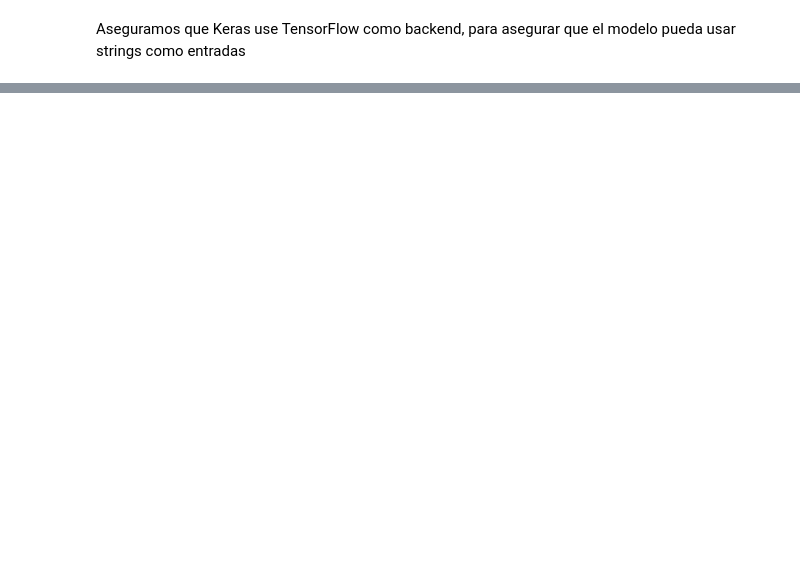
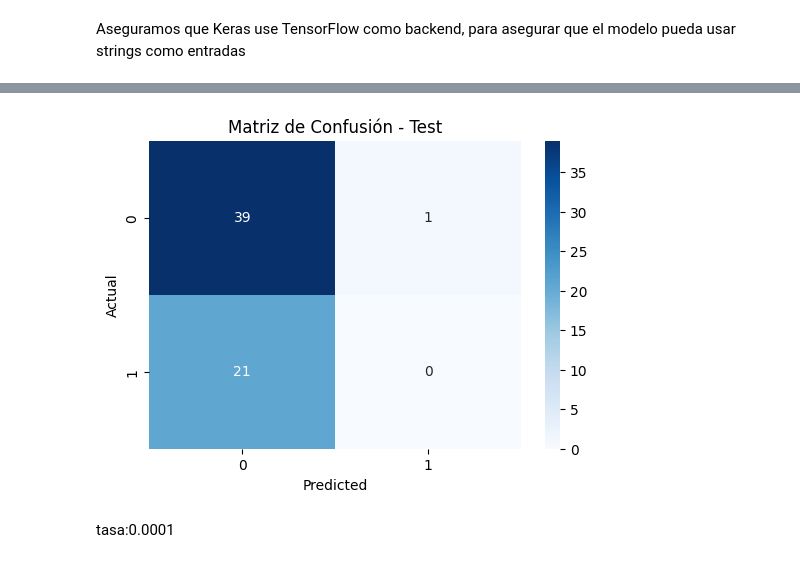
Before and after one commit to Marti820/T6, a Jupyter notebook: Taller 6 Redes Neuronales.ipynb, the cells around one changed output, grey strips where cells are left out. Cells and saved outputs as stored; diff of their text form; code cells hidden in the pictures; blank space fills up the shorter version.

```diff
--- a/Taller 6 Redes Neuronales.ipynb
+++ b/Taller 6 Redes Neuronales.ipynb
@@ -583,0 +1343,20 @@ plt.show()
+# %%
+all_feats_tasa_1 = keras.layers.concatenate(feats_encoded)
+model_layers_tasa_1 = keras.layers.Dense(32, activation='relu')(all_feats_tasa_1)
+model_layers_tasa_1 = keras.layers.Dense(1, activation='sigmoid')(model_layers_tasa_1)
+model_tasa_1 = keras.Model(inputs, model_layers_tasa_1)
+
+model_tasa_1.compile(optimizer=keras.optimizers.Adam(
+    learning_rate=0.0005), loss='binary_crossentropy', metrics=['accuracy'])
+import os
+os.environ["KERAS_BACKEND"] = "tensorflow"
+# %%
+history_model_tasa_1 = model_tasa_1.fit(train_ds, epochs=50, validation_data=val_ds)
+from matplotlib import pyplot as plt
+
+
+plt.plot(history_model_tasa_1.history['loss'], label='loss')
+plt.plot(history_model_tasa_1.history['val_loss'], label='val_loss')
+plt.xlabel('Epoch')
+plt.ylabel('Error')
+plt.legend()
@@ -583,0 +1383,49 @@ plt.show()
+# %%
+print(test_ds)
+y_pred_modelo= model_tasa_1.predict(test_ds)
+print(len(y_pred_modelo))
+y_pred_modelo
+
+from sklearn.metrics import accuracy_score, precision_score, recall_score, f1_score, fbeta_score, roc_auc_score, confusion_matrix, classification_report
+import seaborn as sns
+import numpy as np
+
+y_true = np.concatenate([y.numpy() for _, y in test_ds], axis=0)
+print(y_true)
+print(len(y_true))
+
+def to_binary_predictions(array, threshold=0.5):
+    return (array >= threshold).astype(int)
+
+
+y_pred_modelo = to_binary_predictions(y_pred_modelo)
+
+print(y_pred_modelo)
+
+
+
+# Evaluación
+accuracy = accuracy_score(y_true, y_pred_modelo)
+precision = precision_score(y_true, y_pred_modelo)
+recall = recall_score(y_true, y_pred_modelo)
+f1 = f1_score(y_true, y_pred_modelo)
+f2 = fbeta_score(y_true, y_pred_modelo, beta=2)
+roc_auc = roc_auc_score(y_true, y_pred_modelo)
+
+print("--- MÉTRICAS DEL MODELO (Entrenamiento) ---")
+print(f"Accuracy: {accuracy:.4f}")
+print(f"Precision: {precision:.4f}")
+print(f"Recall: {recall:.4f}")
+print(f"F1 Score: {f1:.4f}")
+print(f"F2 Score: {f2:.4f}")
+print(f"ROC AUC Score: {roc_auc:.4f}")
+
+# Matriz de confusión
+conf_matrix = confusion_matrix(y_true, y_pred_modelo)
+plt.figure(figsize=(6, 4))
+sns.heatmap(conf_matrix, annot=True, fmt='d', cmap='Blues')#, xticklabels = ['No Setosa', 'Setosa'], yticklabels= ['No Setosa', 'Setosa'])
+plt.xlabel('Predicted')
+plt.ylabel('Actual')
+plt.title('Matriz de Confusión - Test')
+plt.show()
+# %% [output]
@@ -583,0 +1449,3 @@ plt.show()
+[figure, added]
+# %% [markdown]
+tasa:0.0001
```
Also changed, not shown: parts of 93 cells of this notebook.
